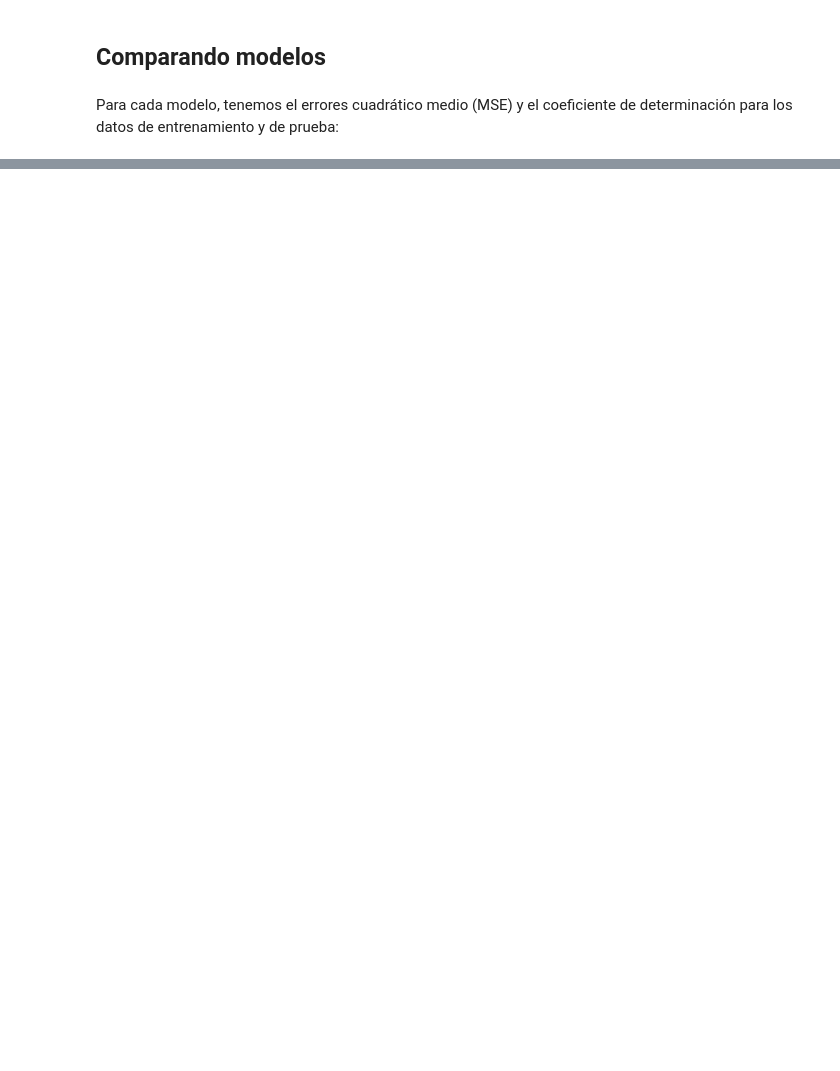
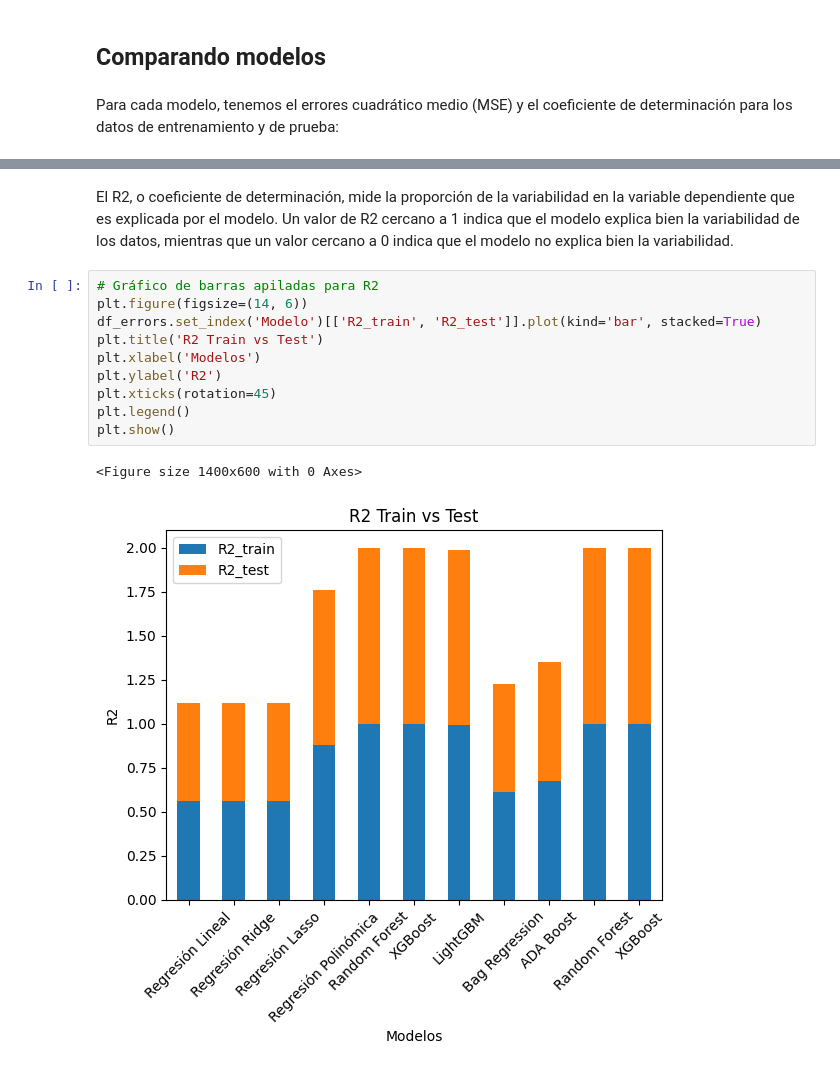
Before and after one commit to daneelsan/INF648-Project, a Jupyter notebook: notebooks/entregable-03-grupo-01.ipynb, the cells around one changed output, grey strips where cells are left out. Drawn from its saved outputs; the diff is of its cells as text; blank space fills up the shorter version.

```diff
--- a/notebooks/entregable-03-grupo-01.ipynb
+++ b/notebooks/entregable-03-grupo-01.ipynb
@@ -1090,0 +1078,15 @@ df_errors
+# %% [markdown]
+El R2, o coeficiente de determinación, mide la proporción de la variabilidad en la variable dependiente que es explicada por el modelo. Un valor de R2 cercano a 1 indica que el modelo explica bien la variabilidad de los datos, mientras que un valor cercano a 0 indica que el modelo no explica bien la variabilidad.
+# %%
+# Gráfico de barras apiladas para R2
+plt.figure(figsize=(14, 6))
+df_errors.set_index('Modelo')[['R2_train', 'R2_test']].plot(kind='bar', stacked=True)
+plt.title('R2 Train vs Test')
+plt.xlabel('Modelos')
+plt.ylabel('R2')
+plt.xticks(rotation=45)
+plt.legend()
+plt.show()
+# %% [output]
+<Figure size 1400x600 with 0 Axes>
+[figure, added]
```
Also changed, not shown: parts of 41 cells of this notebook.
